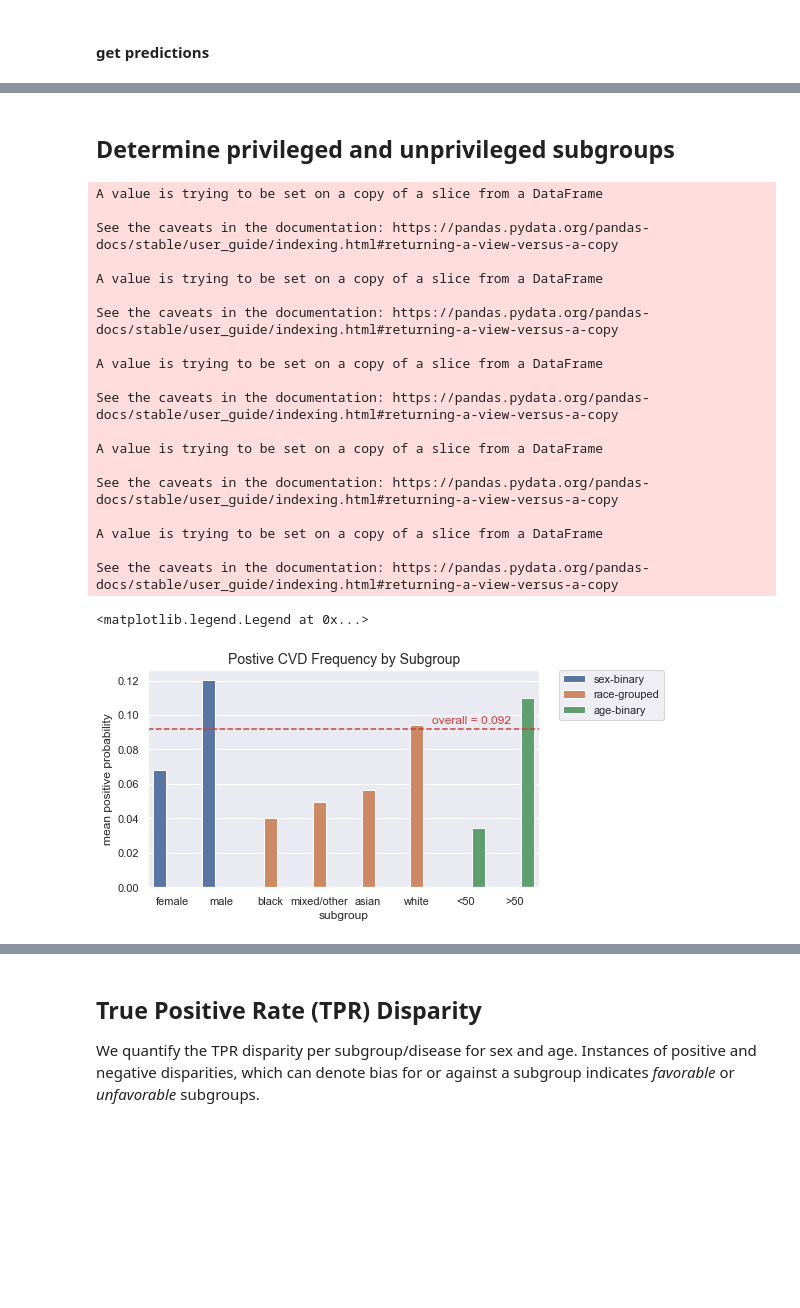
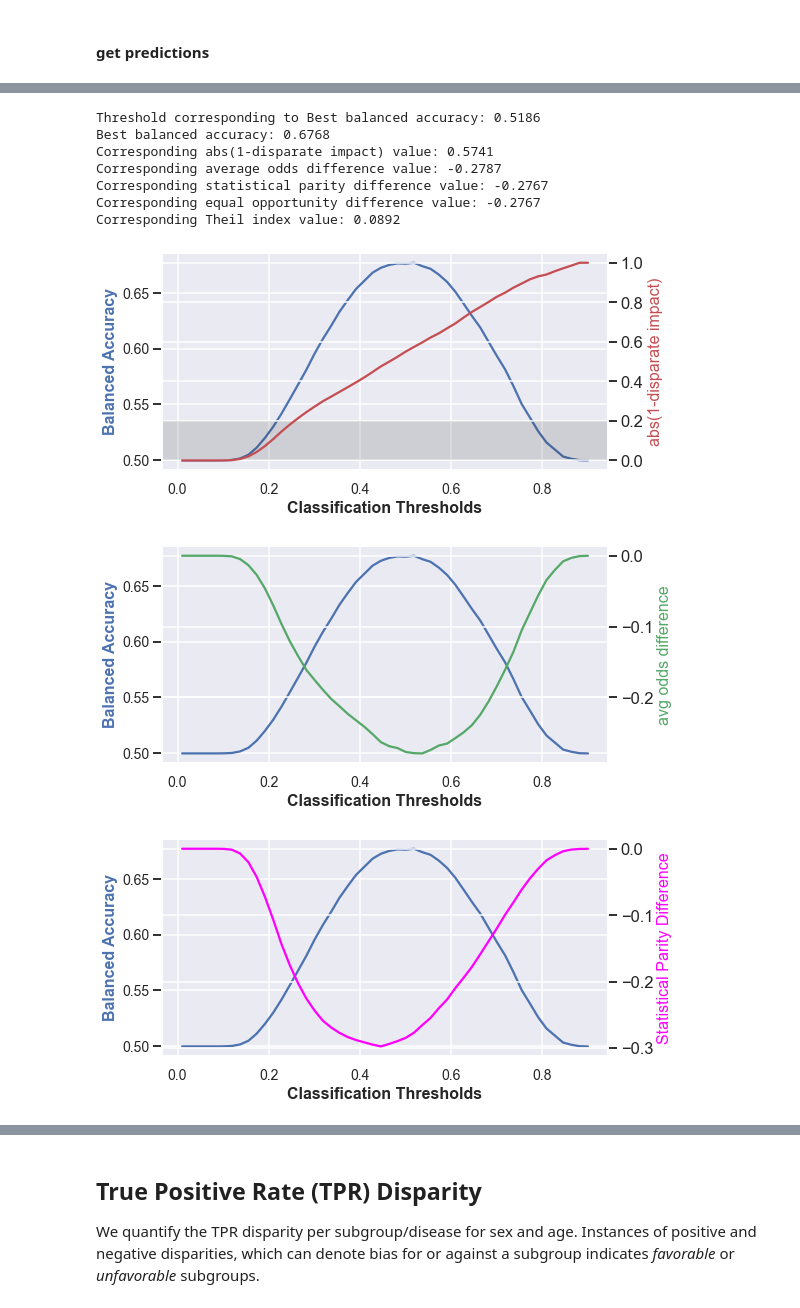
Before and after one commit to analiseb/UB-Masters-Thesis, a Jupyter notebook: BEVAL_bias_analysis-alternative.ipynb, the cells around one changed output, grey strips where cells are left out. Drawn from its saved outputs; the diff is of its cells as text; code cells hidden in the pictures; blank space fills up the shorter version.

```diff
--- a/BEVAL_bias_analysis-alternative.ipynb
+++ b/BEVAL_bias_analysis-alternative.ipynb
@@ -453,2 +253,0 @@ Corresponding Theil index value: 0.0671
-# %% [markdown]
-## Determine privileged and unprivileged subgroups
@@ -471,49 +254,15 @@ for att in atts:
-# %%
-s_map = {0: 'female', 1:'male'}
-age_map={0:'<50', 1:'>50'}
-race1_map = {0:'Non-white', 1:'White'}
-race_map ={0:'white', 1:'black',2:'asian', 3:'mixed/other'}
-positives_df['subgroup'][positives_df['protected_attribute']=='sex-binary'] = positives_df['subgroup'][positives_df['protected_attribute']=='sex-binary'].map(s_map)
-positives_df['subgroup'][positives_df['protected_attribute']=='race-binary'] = positives_df['subgroup'][positives_df['protected_attribute']=='race-binary'].map(race1_map)
-positives_df['subgroup'][positives_df['protected_attribute']=='race-grouped'] = positives_df['subgroup'][positives_df['protected_attribute']=='race-grouped'].map(race_map)
-positives_df['subgroup'][positives_df['protected_attribute']=='age-binary'] = positives_df['subgroup'][positives_df['protected_attribute']=='age-binary'].map(age_map)
-# %% [output]
-A value is trying to be set on a copy of a slice from a DataFrame
-
-See the caveats in the documentation: https://pandas.pydata.org/pandas-docs/stable/user_guide/indexing.html#returning-a-view-versus-a-copy
-
-A value is trying to be set on a copy of a slice from a DataFrame
-
-See the caveats in the documentation: https://pandas.pydata.org/pandas-docs/stable/user_guide/indexing.html#returning-a-view-versus-a-copy
-
-A value is trying to be set on a copy of a slice from a DataFrame
-
-See the caveats in the documentation: https://pandas.pydata.org/pandas-docs/stable/user_guide/indexing.html#returning-a-view-versus-a-copy
-
-A value is trying to be set on a copy of a slice from a DataFrame
-
-See the caveats in the documentation: https://pandas.pydata.org/pandas-docs/stable/user_guide/indexing.html#returning-a-view-versus-a-copy
-
-A value is trying to be set on a copy of a slice from a DataFrame
-
-See the caveats in the documentation: https://pandas.pydata.org/pandas-docs/stable/user_guide/indexing.html#returning-a-view-versus-a-copy
-# %%
-# define Seaborn color palette to use
-sns.set_theme(style="darkgrid")
-
-overall_prob = CVD_counts[1]/CVD_counts.sum()
-positives_df.sort_values('protected_attribute')
-
-for val in positives_df['protected_attribute'].unique():
-    positives_df[positives_df['protected_attribute'] == val]=positives_df[positives_df['protected_attribute'] == val].sort_values('mean positive probability')
-
-plt.figure(figsize=(7,4))
-ax = sns.barplot(x="subgroup", y="mean positive probability", hue="protected_attribute", data=positives_df[positives_df['protected_attribute'] != 'race-binary'])
-plt.title('Postive CVD Frequency by Subgroup', fontsize=14)
-ax.axhline(overall_prob, ls='--', color='#CA3D3D')
-ax.text(5.3,.095, "overall = 0.092", color='#CA3D3D')
-plt.legend(bbox_to_anchor=(1.05, 1), loc=2, borderaxespad=0.)
-# plt.savefig('charts/bias_eval/cvd_freq.png', bbox_inches='tight')
-# %% [output]
-<matplotlib.legend.Legend at 0x...>
-[figure, removed]
+# %%
+# sns.set(context='talk', style='whitegrid')
+thresh_arr_best, _, _, _, _, _ = fh.validate_visualize(pd.concat([women_test, men_test], axis=0), np.concatenate([y_prob_women, y_prob_men], axis=0), 'sex-binary')
+# plt.title('Original MLP: Sex', fontsize=14, fontweight = 'bold')
+# %% [output]
+Threshold corresponding to Best balanced accuracy: 0.5186
+Best balanced accuracy: 0.6768
+Corresponding abs(1-disparate impact) value: 0.5741
+Corresponding average odds difference value: -0.2787
+Corresponding statistical parity difference value: -0.2767
+Corresponding equal opportunity difference value: -0.2767
+Corresponding Theil index value: 0.0892
+[figure, added]
+[figure, added]
+[figure, added]
```
Also changed, not shown: parts of 31 cells of this notebook, 23 other files.
